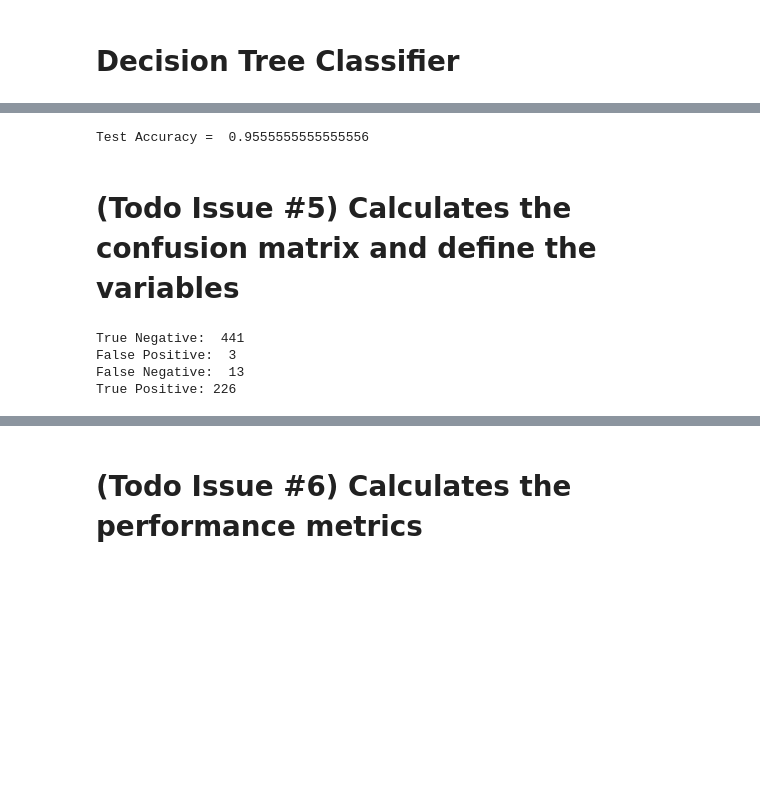
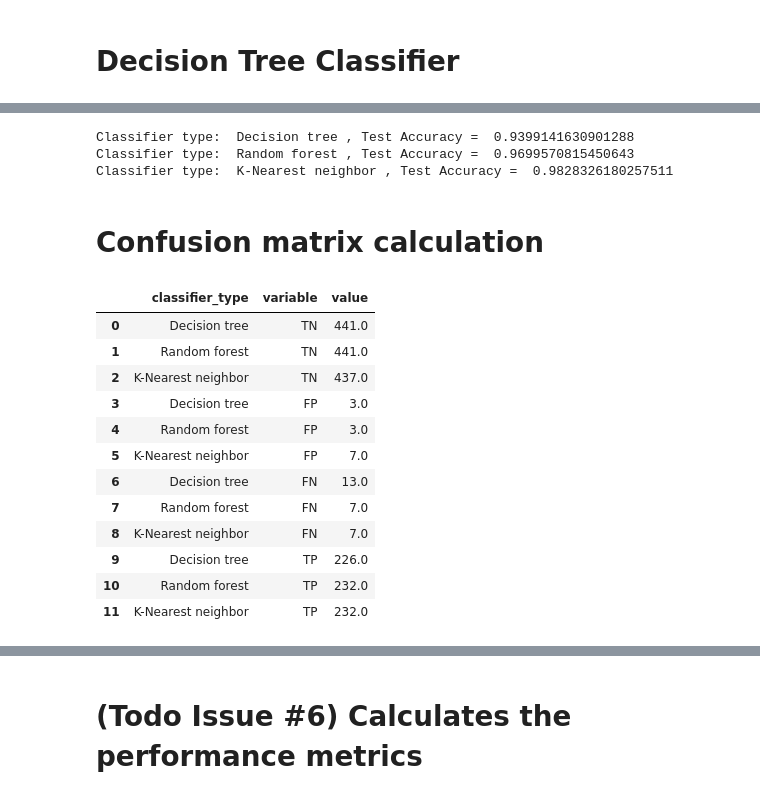
Before and after one commit to cleversonahum/breast_cancer_diagnosis, a Jupyter notebook: notebook/dt_classifier_breast_cancer.ipynb, the cells around one changed output, grey strips where cells are left out. Cells and saved outputs as stored; diff of their text form; code cells hidden in the pictures; blank space fills up the shorter version.

```diff
--- a/notebook/dt_classifier_breast_cancer.ipynb
+++ b/notebook/dt_classifier_breast_cancer.ipynb
@@ -186,0 +189,3 @@ dt = tree.DecisionTreeClassifier(random_state=seed)
+# %%
+# Random forest classifier
+rf = RandomForestClassifier(n_estimators=20, random_state=seed)
@@ -186,0 +194,2 @@ dt = tree.DecisionTreeClassifier(random_state=seed)
+# %%
+neigh = KNeighborsClassifier()
@@ -186,0 +198,2 @@ dt = tree.DecisionTreeClassifier(random_state=seed)
+# %%
+classifiers = [(dt, "Decision tree"), (rf, "Random forest"), (neigh, "K-Nearest neighbor")]
@@ -206,20 +231,29 @@ Validation Accuracy =  0.9555555555555556 , Train dataset shape:  (405, 9) Valid
-# %%
-# Testing the decision tree
-y_test = dt.predict(x_test)
-print("Test Accuracy = ", accuracy_score(y_train[valid_indexes], y_valid_pred))
-# %% [output]
-Test Accuracy =  0.9555555555555556
-# %% [markdown]
-# (Todo Issue #5) Calculates the confusion matrix and define the variables
-# %%
-# Code calculating decision matrix, defining variables from issue #5 and show a confusion matrix
-tn, fp, fn, tp = confusion_matrix(outputs, dt.predict(entries)).ravel()
-print("True Negative: ", tn)
-print("False Positive: ", fp)
-print("False Negative: ", fn)
-print("True Positive:", tp)
-# %% [output]
-True Negative:  441
-False Positive:  3
-False Negative:  13
-True Positive: 226
+# %%
+# Testing classifiers
+for classifier, label in classifiers:
+    y_test_estimative = classifier.predict(x_test)
+    print("Classifier type: ", label, ", Test Accuracy = ", accuracy_score(y_test, y_test_estimative))
+# %% [output]
+Classifier type:  Decision tree , Test Accuracy =  0.9399141630901288
+Classifier type:  Random forest , Test Accuracy =  0.9699570815450643
+Classifier type:  K-Nearest neighbor , Test Accuracy =  0.9828326180257511
+# %% [markdown]
+# Confusion matrix calculation
+# %%
+confusion_matrixes = np.zeros((len(classifiers), 4))
+for index, classifier_info in enumerate(classifiers):
+    confusion_matrixes[index,:] = np.array([confusion_matrix(outputs, classifier_info[0].predict(entries)).ravel()])
+# %% [output]
+|  | classifier_type | variable | value |
+| 0 | Decision tree | TN | 441.0 |
+| 1 | Random forest | TN | 441.0 |
+| 2 | K-Nearest neighbor | TN | 437.0 |
+| 3 | Decision tree | FP | 3.0 |
+| 4 | Random forest | FP | 3.0 |
+| 5 | K-Nearest neighbor | FP | 7.0 |
+| 6 | Decision tree | FN | 13.0 |
+| 7 | Random forest | FN | 7.0 |
+| 8 | K-Nearest neighbor | FN | 7.0 |
+| 9 | Decision tree | TP | 226.0 |
+| 10 | Random forest | TP | 232.0 |
+| 11 | K-Nearest neighbor | TP | 232.0 |
```
Also changed, not shown: parts of 10 cells of this notebook.
